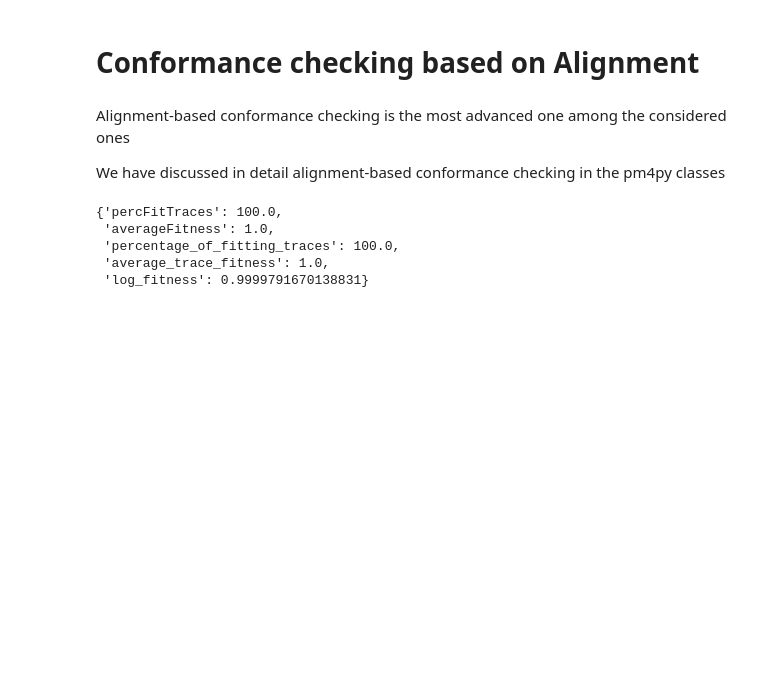
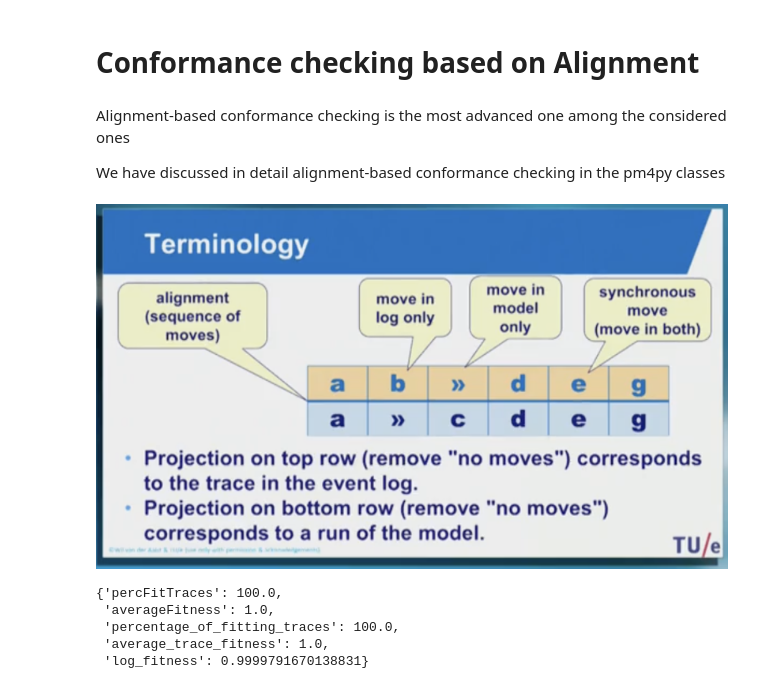
Before and after one commit to EMbeDS-education/ComputingDataAnalysisModeling20242025, a Jupyter notebook: PDAI/jupyter/jupyterNotebooks/M2PM_06ConformanceChecking.ipynb, the cells around one changed output. Drawn from its saved outputs; the diff is of its cells as text; code cells hidden in the pictures; blank space fills up the shorter version.

Commit message:
opt align

```diff
--- a/PDAI/jupyter/jupyterNotebooks/M2PM_06ConformanceChecking.ipynb
+++ b/PDAI/jupyter/jupyterNotebooks/M2PM_06ConformanceChecking.ipynb
@@ -278,7 +278,9 @@ Alignment-based conformance checking is the most advanced one among the consider
 
 We have discussed in detail alignment-based conformance checking in the pm4py classes
 # %%
-display(Image(pm_slides+'footprintCC2.png',width=700))
+display(Image(pm_slides+'alignment.png',width=700))
+# %% [output]
+[figure, added]
 # %%
 pm4py.fitness_alignments(event_log,pn,im,fm)
 # %% [output]
```
Also changed, not shown: 1 other file.
